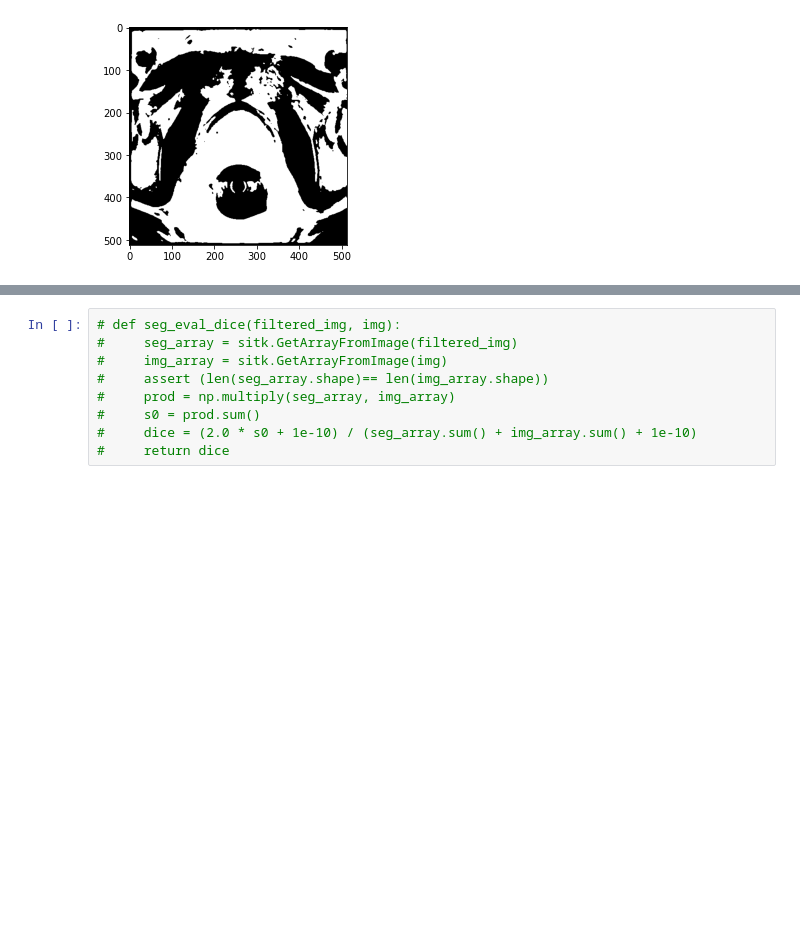
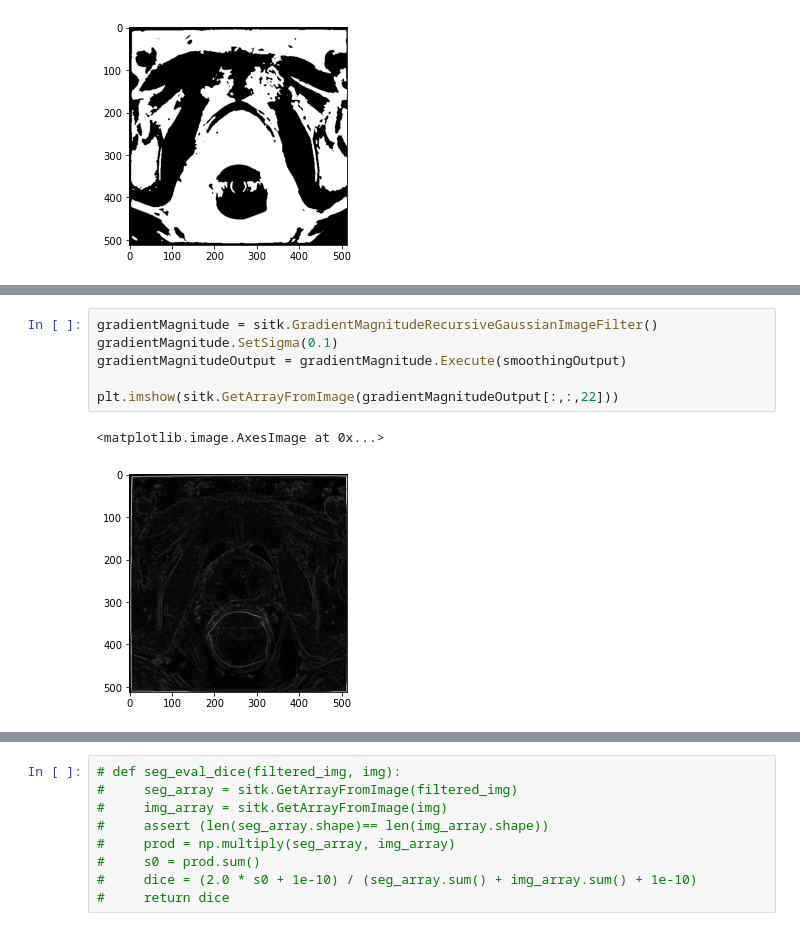
Before and after one commit to NingyouLi/miniProject_NingyouLi, a Jupyter notebook: mini_project.ipynb, the cells around one changed output, grey strips where cells are left out. Cells and saved outputs as stored; diff of their text form; blank space fills up the shorter version.

```diff
--- a/mini_project.ipynb
+++ b/mini_project.ipynb
@@ -257,0 +272,9 @@ print(otsu_filter.GetThreshold())
+# %%
+gradientMagnitude = sitk.GradientMagnitudeRecursiveGaussianImageFilter()
+gradientMagnitude.SetSigma(0.1)
+gradientMagnitudeOutput = gradientMagnitude.Execute(smoothingOutput)
+
+plt.imshow(sitk.GetArrayFromImage(gradientMagnitudeOutput[:,:,22]))
+# %% [output]
+<matplotlib.image.AxesImage at 0x...>
+[figure, added]
```
Also changed, not shown: parts of 55 cells of this notebook.
